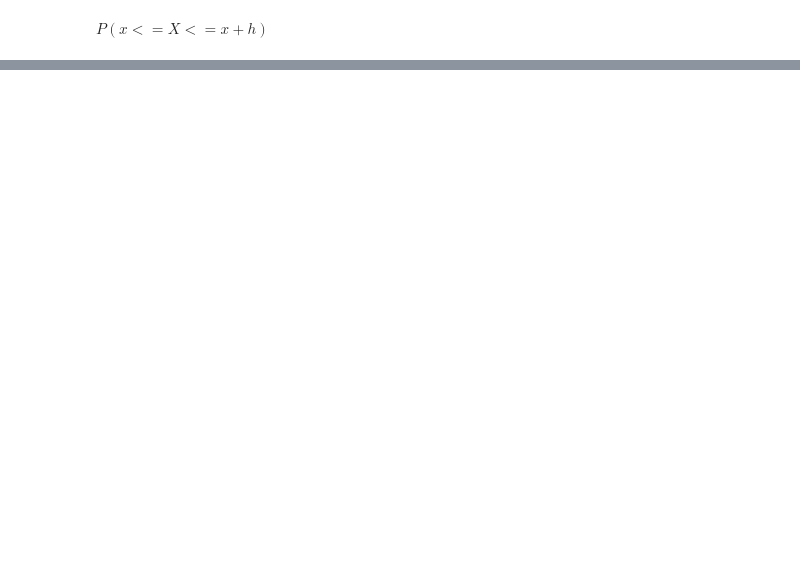
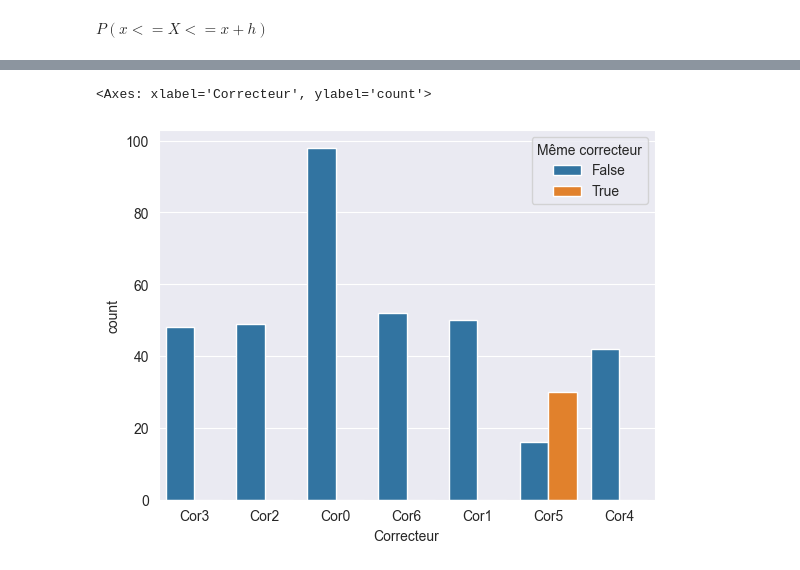
Before and after one commit to Menamot/SY09, a Jupyter notebook: TP02_Analyse_exploratoire-enonce/TD2.ipynb, the cells around one changed output, grey strips where cells are left out. Saved outputs shown, nothing was run; the diff lists cells and outputs as text; code cells hidden in the pictures; blank space fills up the shorter version.

```diff
--- a/TP02_Analyse_exploratoire-enonce/TD2.ipynb
+++ b/TP02_Analyse_exploratoire-enonce/TD2.ipynb
@@ -95,0 +110,12 @@ $P(x<=X<=x+h)$
+# %%
+X["Même correcteur"] = X["Correcteur médian"] == X["Correcteur final"]
+X1 = X.melt(
+    id_vars=["Même correcteur"],
+    value_vars=["Correcteur final", "Correcteur médian"],
+    var_name="Examen",
+    value_name="Correcteur",
+)
+sns.countplot(x="Correcteur", hue="Même correcteur", data=X1)
+# %% [output]
+<Axes: xlabel='Correcteur', ylabel='count'>
+[figure, added]
```
Also changed, not shown: parts of 14 cells of this notebook, 1 other file.
